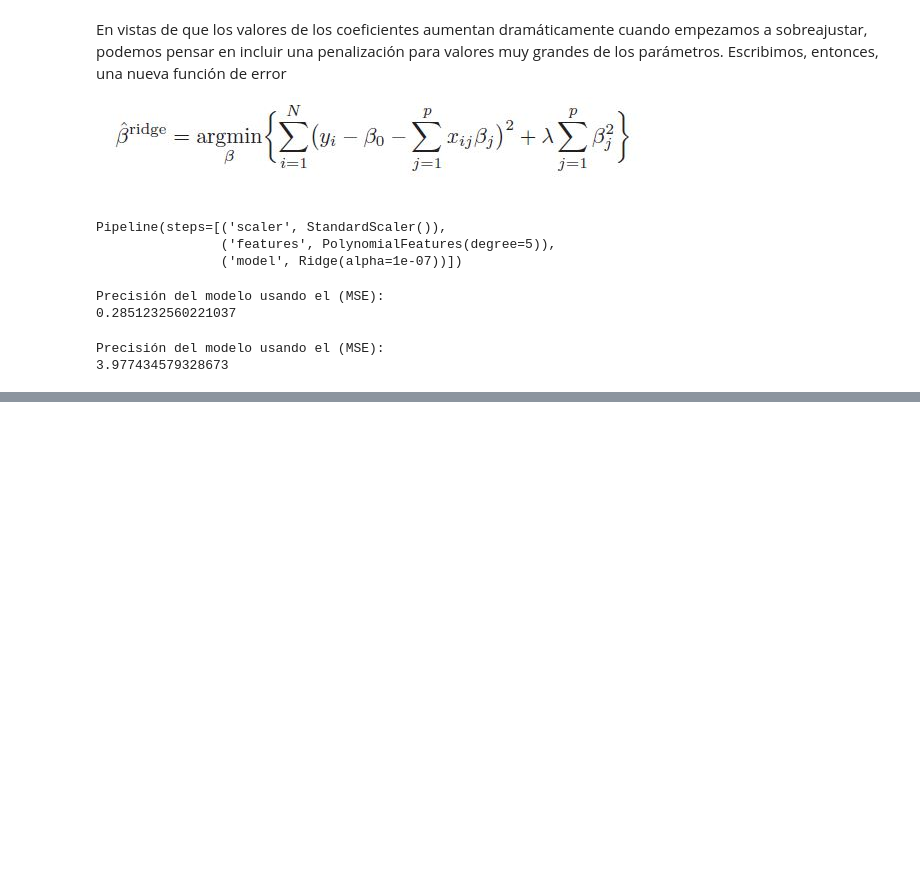
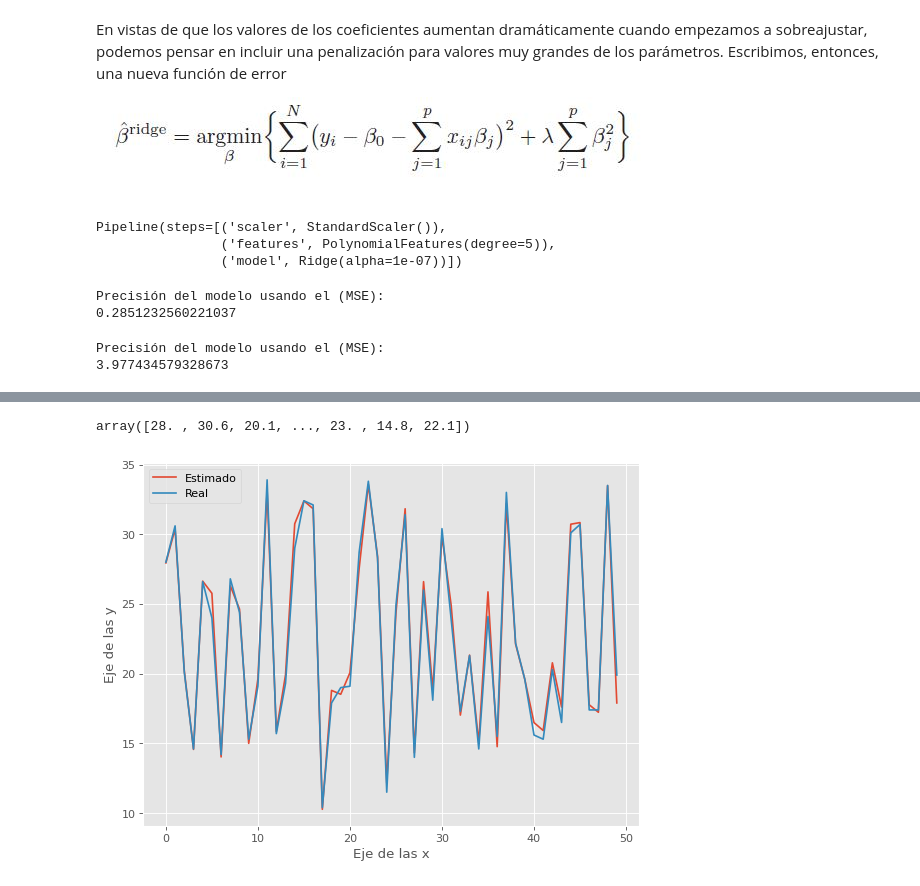
Before and after one commit to Jorge-89/Data-Science-CoderHouse, a Jupyter notebook: AED y Regresión Lineal.ipynb, the cells around one changed output, grey strips where cells are left out. Saved outputs shown, nothing was run; the diff lists cells and outputs as text; code cells hidden in the pictures; blank space fills up the shorter version.

```diff
--- a/AED y Regresión Lineal.ipynb
+++ b/AED y Regresión Lineal.ipynb
@@ -328,0 +325,24 @@ print(modelo_Ridge['model'].coef_)
+# %%
+y_test = y_test.to_numpy()
+# %%
+y_test
+# %% [output]
+array([28. , 30.6, 20.1, ..., 23. , 14.8, 22.1])
+# %%
+from matplotlib import pyplot
+from matplotlib.pyplot import figure
+import matplotlib.pyplot as plt
+
+pyplot.style.use('ggplot')
+
+figure(figsize=(8, 6), dpi=80)
+
+
+pyplot.plot(y_pred_lasso_test[:50])
+pyplot.plot(y_test[:50])
+plt.legend(['Estimado','Real'])
+plt.xlabel('Eje de las x')
+plt.ylabel('Eje de las y')
+plt.show()
+# %% [output]
+[figure, added]
```
Also changed, not shown: parts of 3 cells of this notebook.
